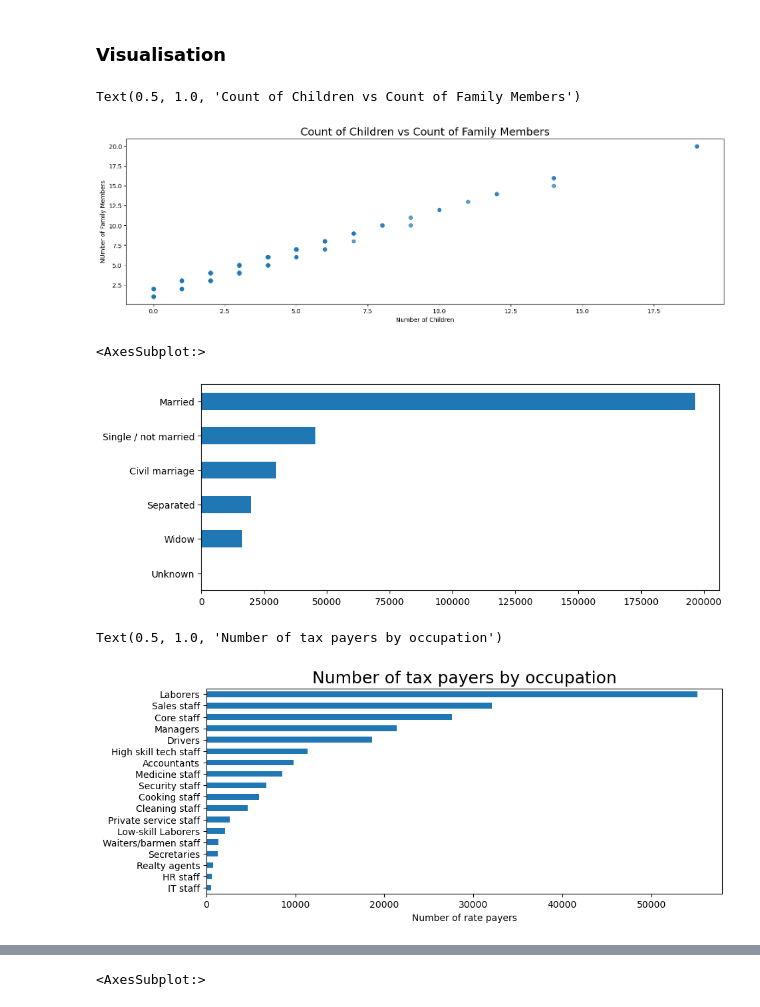
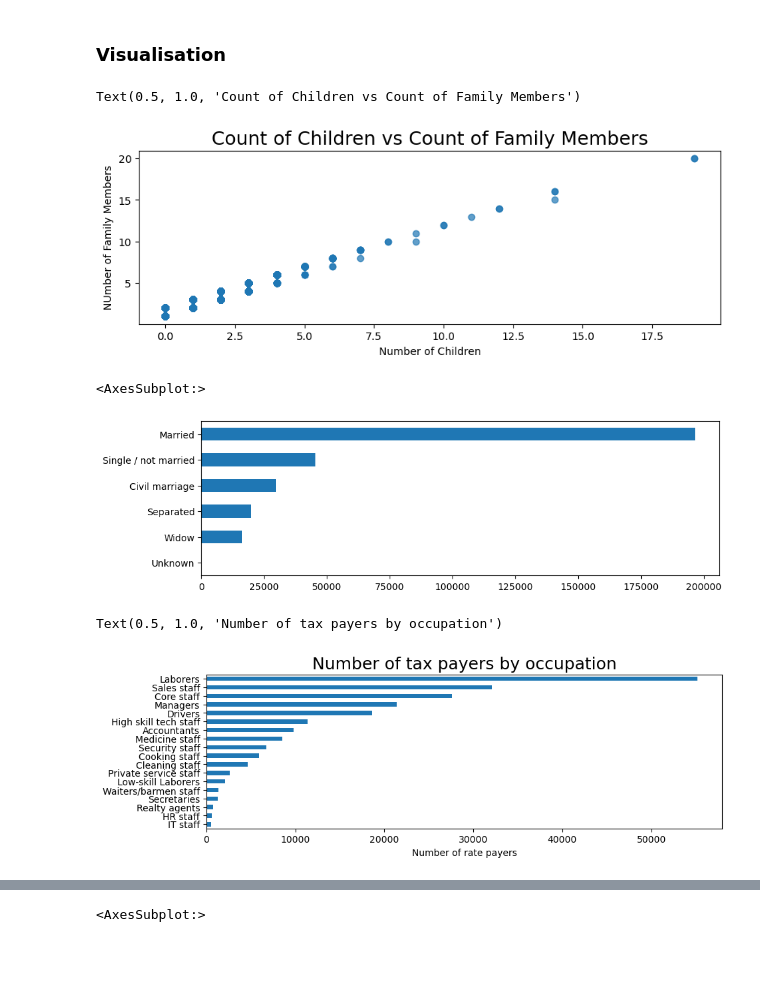
Before and after one commit to Slyson/Tax-Fraud-Detection, a Jupyter notebook: fraud-detection.ipynb, the cells around one changed output, grey strips where cells are left out. Cells and saved outputs as stored; diff of their text form; code cells hidden in the pictures; blank space fills up the shorter version.

```diff
--- a/fraud-detection.ipynb
+++ b/fraud-detection.ipynb
@@ -113,26 +115,26 @@ isfraud_ = data['TARGET']
 # %% [markdown]
 <h3>Visualisation</h3>
 # %%
-plt.figure(figsize=(18,5))
+plt.figure(figsize=(10,3))
 plt.scatter(data['CNT_CHILDREN'],data['CNT_FAM_MEMBERS'],alpha=0.7)
 plt.xlabel('Number of Children')
 plt.ylabel('NUmber of Family Members')
 plt.title('Count of Children vs Count of Family Members',size=18)
 # %% [output]
 Text(0.5, 1.0, 'Count of Children vs Count of Family Members')
-[figure, old version]
+[figure, new version]
 # %%
-plt.figure(figsize=(10,4))
+plt.figure(figsize=(10,3))
 data['NAME_FAMILY_STATUS'].value_counts().sort_values(ascending=True).plot(kind='barh')
 # %% [output]
 <AxesSubplot:>
-[figure, old version]
+[figure, new version]
 # %%
-plt.figure(figsize=(10,4))
+plt.figure(figsize=(10,3))
 data['OCCUPATION_TYPE'].value_counts().sort_values(ascending=True).plot(kind='barh')
 plt.xlabel('Number of rate payers')
 plt.title('Number of tax payers by occupation',size=18)
 # %% [output]
 Text(0.5, 1.0, 'Number of tax payers by occupation')
-[figure, old version]
+[figure, new version]
 # %%
```
Also changed, not shown: parts of 17 cells of this notebook.
